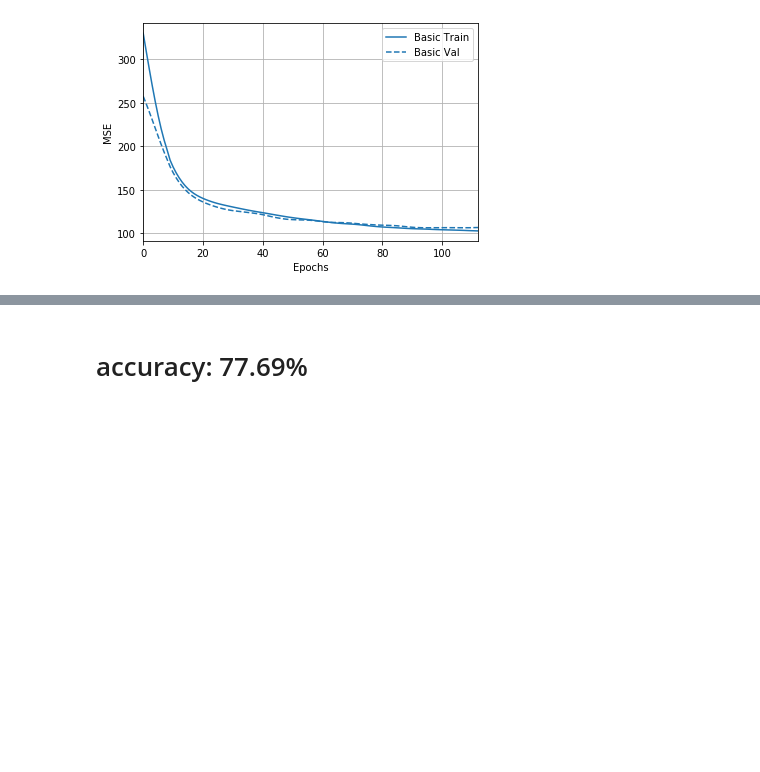
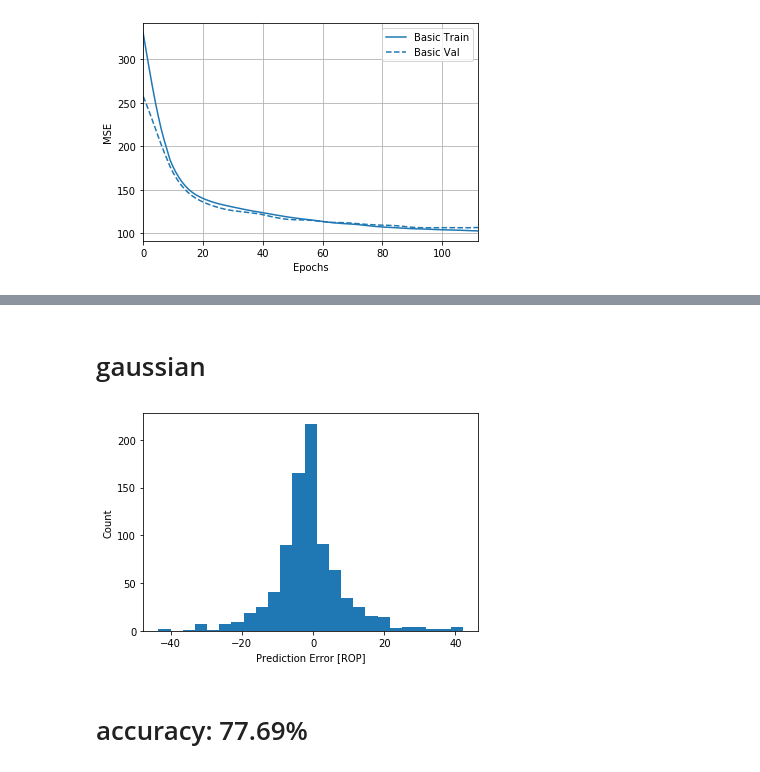
Before and after one commit to lahmidiamoumen/well-prediction, a Jupyter notebook: auto_ml.ipynb, the cells around one changed output, grey strips where cells are left out. Cells and saved outputs as stored; diff of their text form; code cells hidden in the pictures; blank space fills up the shorter version.

```diff
--- a/auto_ml.ipynb
+++ b/auto_ml.ipynb
@@ -290,2 +342,11 @@ Text(0, 0.5, 'MSE')
+# %% [markdown]
+# gaussian
+# %%
+error = pred_ - rop_
+plt.hist(error, bins = 25)
+plt.xlabel("Prediction Error [ROP]")
+_ = plt.ylabel("Count")
+# %% [output]
+[figure, added]
 # %% [markdown]
 # accuracy: 77.69%
```
Also changed, not shown: parts of 7 cells of this notebook, 2 other files.
